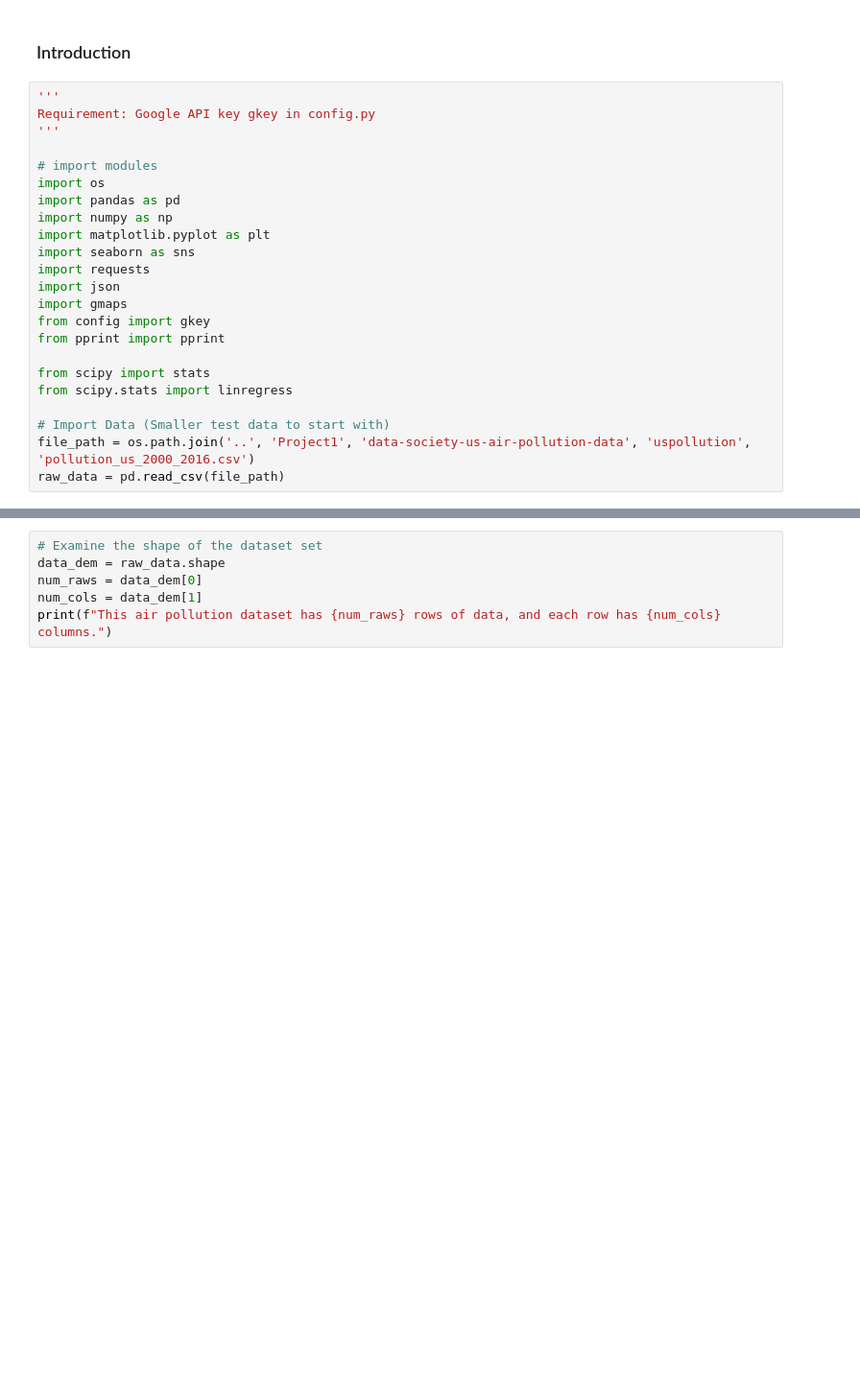
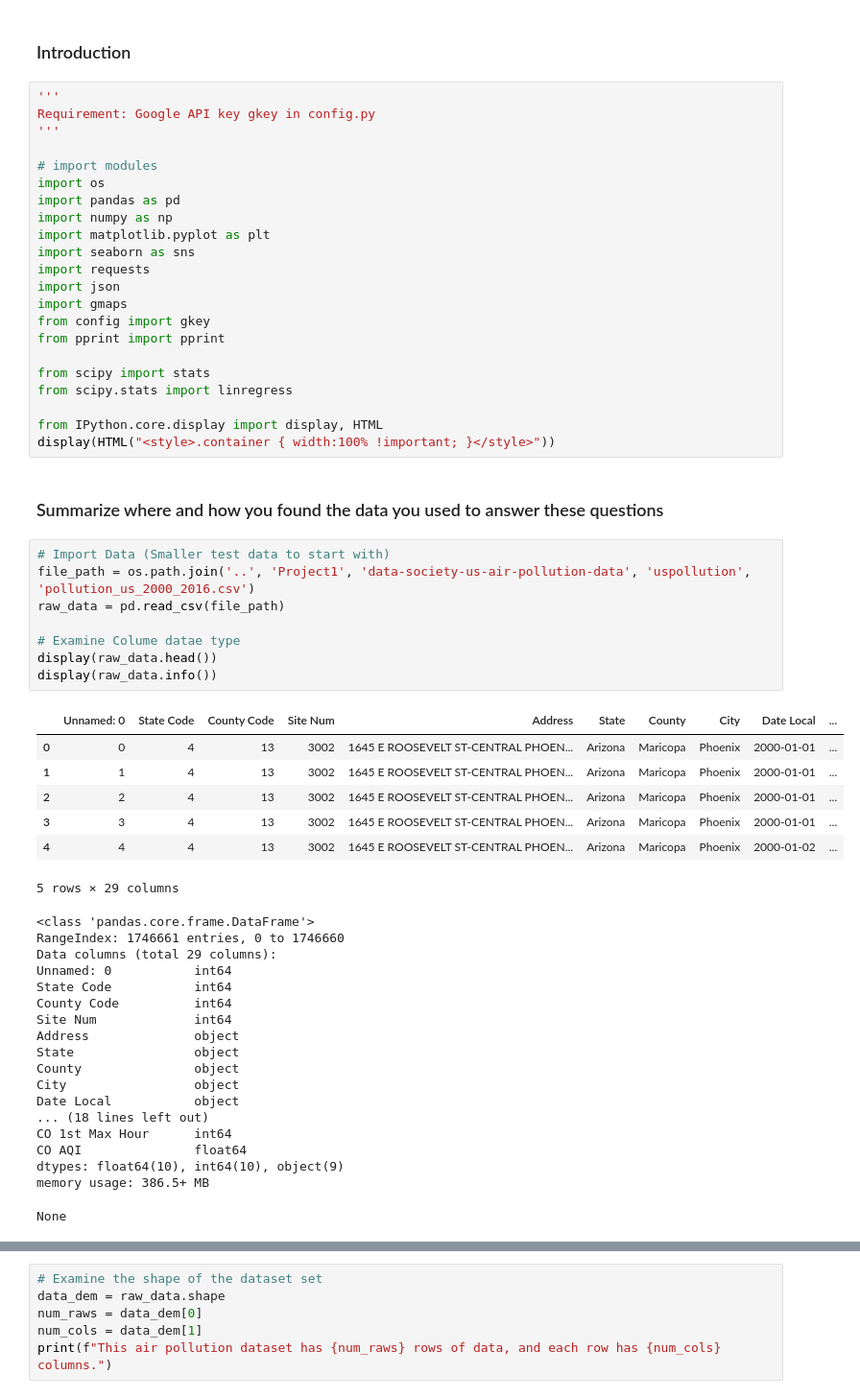
Before and after one commit to allidoiswen/Project1, a Jupyter notebook: Project1_air_pollution.ipynb, the cells around one changed output, grey strips where cells are left out. Shown: that part at 96% size. Saved outputs shown, nothing was run; the diff lists cells and outputs as text; blank space fills up the shorter version.

```diff
--- a/Project1_air_pollution.ipynb
+++ b/Project1_air_pollution.ipynb
@@ -22,7 +22,42 @@ from pprint import pprint
 from scipy import stats
 from scipy.stats import linregress
 
-# Import Data (Smaller test data to start with)
-file_path = os.path.join('..', 'Project1', 'data-society-us-air-pollution-data', 'uspollution', 'pollution_us_2000_2016.csv')
-raw_data = pd.read_csv(file_path)
+from IPython.core.display import display, HTML
+display(HTML("<style>.container { width:100% !important; }</style>"))
+# %% [markdown]
+### Summarize where and how you found the data you used to answer these questions
+# %%
+# Import Data (Smaller test data to start with)
+file_path = os.path.join('..', 'Project1', 'data-society-us-air-pollution-data', 'uspollution', 'pollution_us_2000_2016.csv')
+raw_data = pd.read_csv(file_path)
+
+# Examine Colume datae type
+display(raw_data.head())
+display(raw_data.info())
+# %% [output]
+|  | Unnamed: 0 | State Code | County Code | Site Num | Address | State | County | City | Date Local | ... |
+| 0 | 0 | 4 | 13 | 3002 | 1645 E ROOSEVELT ST-CENTRAL PHOEN... | Arizona | Maricopa | Phoenix | 2000-01-01 | ... |
+| 1 | 1 | 4 | 13 | 3002 | 1645 E ROOSEVELT ST-CENTRAL PHOEN... | Arizona | Maricopa | Phoenix | 2000-01-01 | ... |
+| 2 | 2 | 4 | 13 | 3002 | 1645 E ROOSEVELT ST-CENTRAL PHOEN... | Arizona | Maricopa | Phoenix | 2000-01-01 | ... |
+| 3 | 3 | 4 | 13 | 3002 | 1645 E ROOSEVELT ST-CENTRAL PHOEN... | Arizona | Maricopa | Phoenix | 2000-01-01 | ... |
+| 4 | 4 | 4 | 13 | 3002 | 1645 E ROOSEVELT ST-CENTRAL PHOEN... | Arizona | Maricopa | Phoenix | 2000-01-02 | ... |
+5 rows × 29 columns
+<class 'pandas.core.frame.DataFrame'>
+RangeIndex: 1746661 entries, 0 to 1746660
+Data columns (total 29 columns):
+Unnamed: 0           int64
+State Code           int64
+County Code          int64
+Site Num             int64
+Address              object
+State                object
+County               object
+City                 object
+Date Local           object
+... (18 lines left out)
+CO 1st Max Hour      int64
+CO AQI               float64
+dtypes: float64(10), int64(10), object(9)
+memory usage: 386.5+ MB
+None
 # %% [markdown]
```
Also changed, not shown: parts of 25 cells of this notebook.
